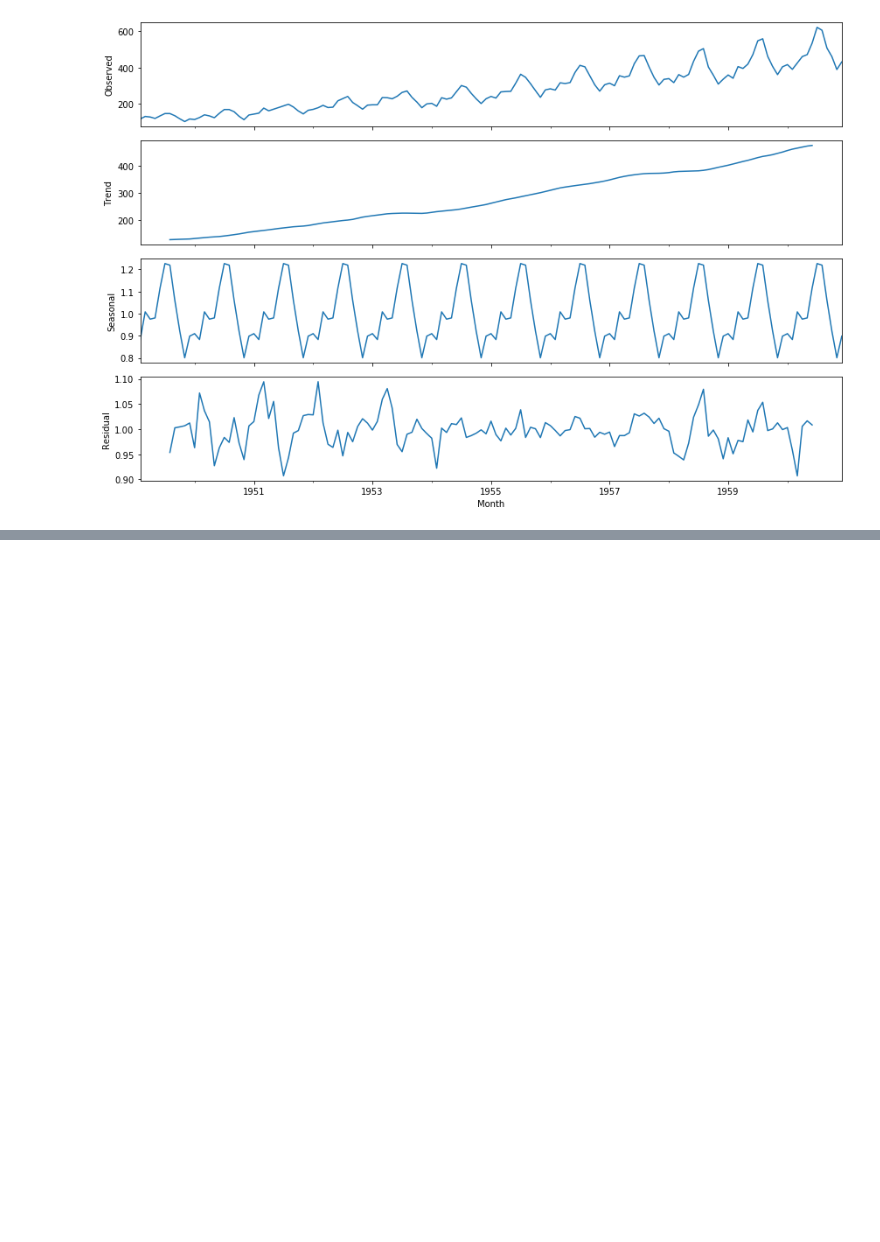
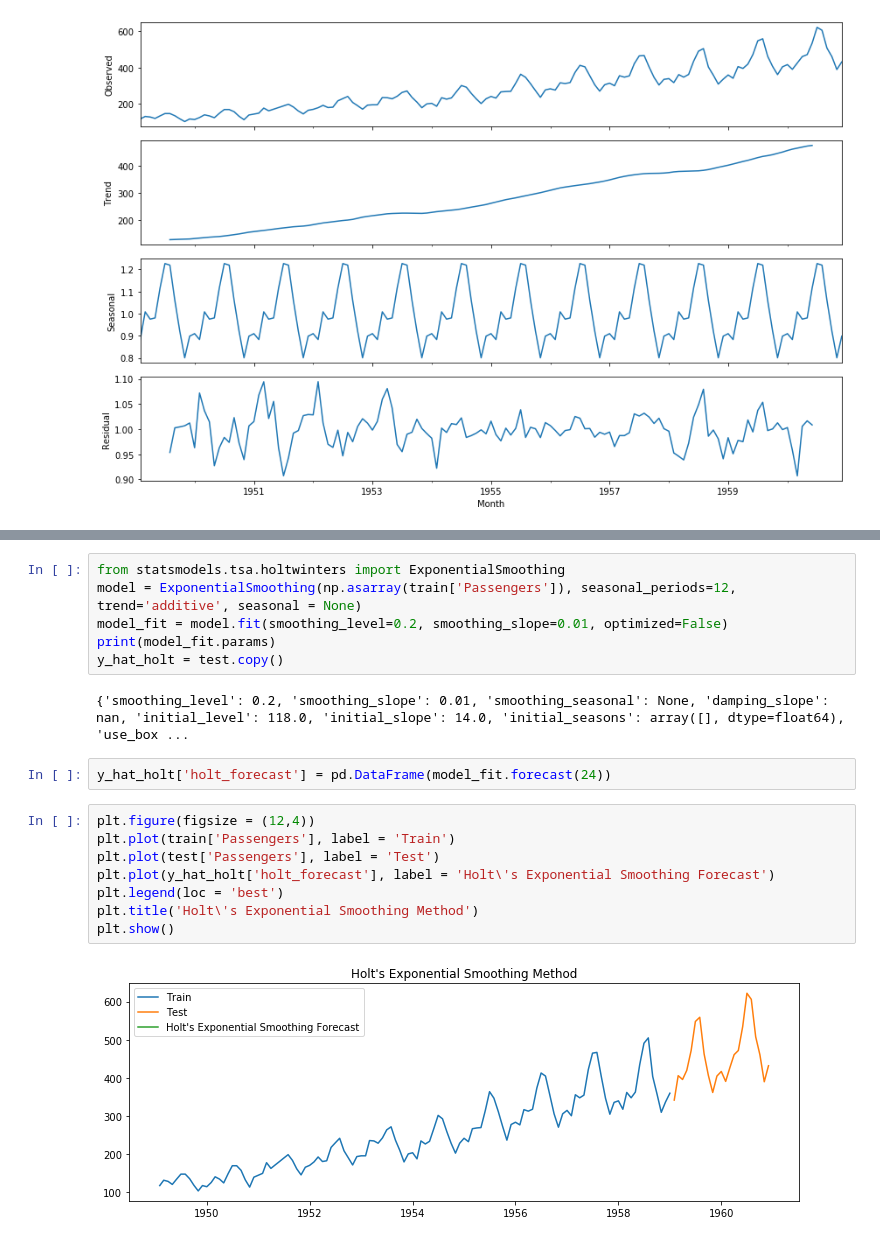
Before and after one commit to anishmahapatra/machine-learning-02, a Jupyter notebook: Time-Series-Forecasting/Time series forecasting - Course Work.ipynb, the cells around one changed output, grey strips where cells are left out. Drawn from its saved outputs; the diff is of its cells as text; blank space fills up the shorter version.

```diff
--- a/Time-Series-Forecasting/Time series forecasting - Course Work.ipynb
+++ b/Time-Series-Forecasting/Time series forecasting - Course Work.ipynb
@@ -113,0 +294,20 @@ plt.show()
+# %%
+from statsmodels.tsa.holtwinters import ExponentialSmoothing
+model = ExponentialSmoothing(np.asarray(train['Passengers']), seasonal_periods=12, trend='additive', seasonal = None)
+model_fit = model.fit(smoothing_level=0.2, smoothing_slope=0.01, optimized=False)
+print(model_fit.params)
+y_hat_holt = test.copy()
+# %% [output]
+{'smoothing_level': 0.2, 'smoothing_slope': 0.01, 'smoothing_seasonal': None, 'damping_slope': nan, 'initial_level': 118.0, 'initial_slope': 14.0, 'initial_seasons': array([], dtype=float64), 'use_box ...
+# %%
+y_hat_holt['holt_forecast'] = pd.DataFrame(model_fit.forecast(24))
+# %%
+plt.figure(figsize = (12,4))
+plt.plot(train['Passengers'], label = 'Train')
+plt.plot(test['Passengers'], label = 'Test')
+plt.plot(y_hat_holt['holt_forecast'], label = 'Holt\'s Exponential Smoothing Forecast')
+plt.legend(loc = 'best')
+plt.title('Holt\'s Exponential Smoothing Method')
+plt.show()
+# %% [output]
+[figure, added]
```
Also changed, not shown: parts of 34 cells of this notebook, 5 other files.
